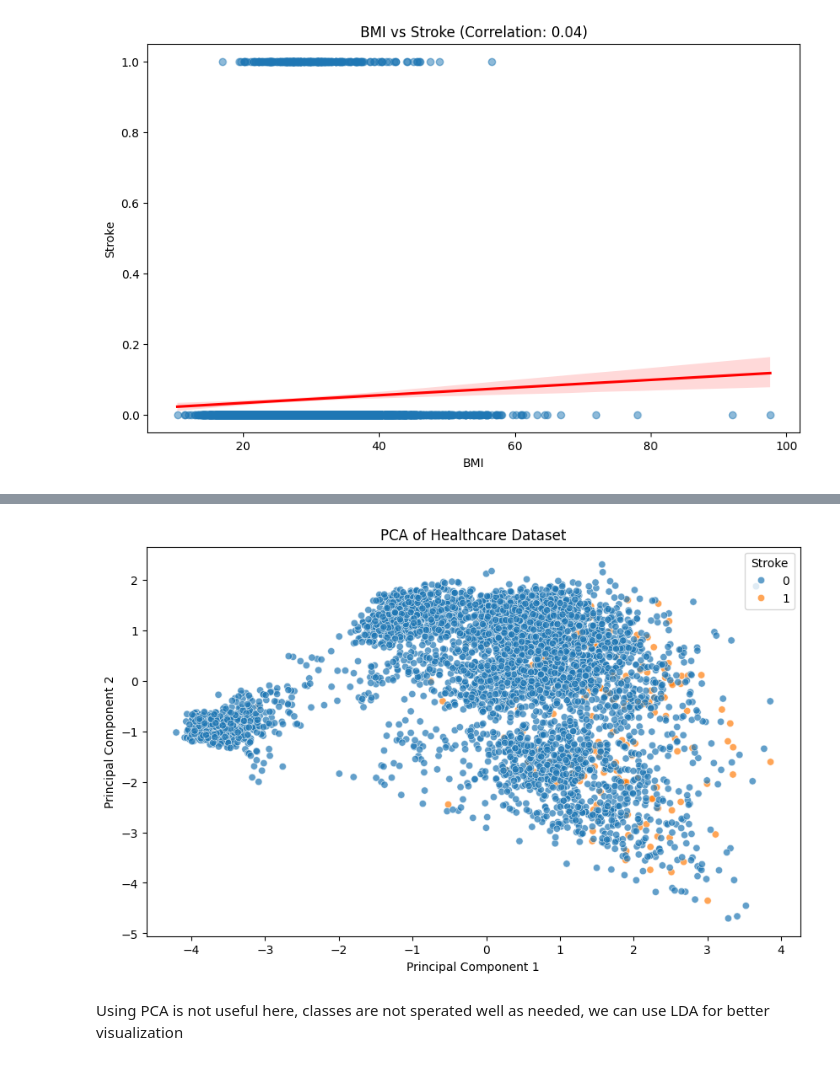
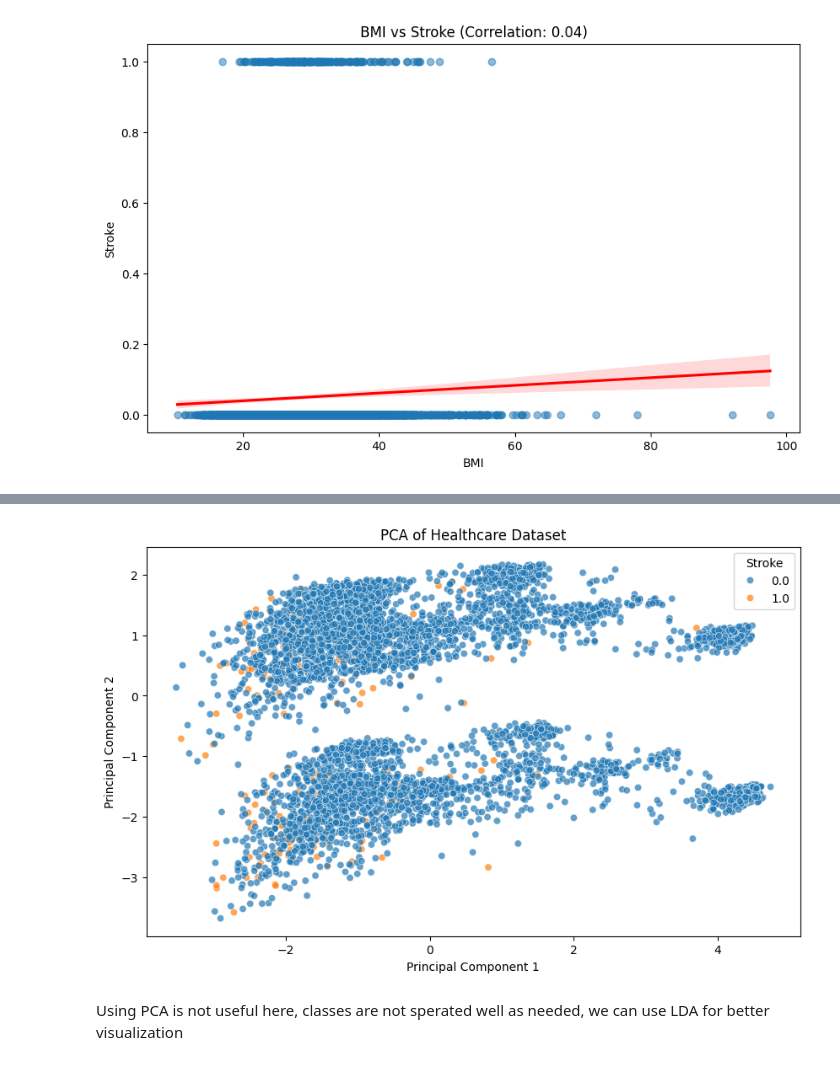
Before and after one commit to Mohamed-Ahmed-Esmat/Stroke-Detection, a Jupyter notebook: detection.ipynb, the cells around one changed output, grey strips where cells are left out. Cells and saved outputs as stored; diff of their text form; code cells hidden in the pictures.

```diff
--- a/detection.ipynb
+++ b/detection.ipynb
@@ -79,0 +88,3 @@ df_edit[(df_edit['bmi'].isnull()) & (df_edit['stroke'] > 0)].shape[0]
+# %%
+#we will impute the bmi nulls with the mean of the bmi column
+df_edit['bmi'].fillna(df_edit['bmi'].mean(), inplace=True)
@@ -96,0 +145,3 @@ Correlation between BMI and Stroke: 0.04
+# %%
+df_encoded = pd.get_dummies(df_edit, drop_first=True).astype(np.float64)
+df_encoded.head()
@@ -97,27 +177,25 @@ Correlation between BMI and Stroke: 0.04
 # %%
 #Let's do some PCA to visualize the data in 2D
 # we need to convert categorical variables to numerical ones
-#This is done by using one-hot encoding and dropping the first column of each categorical variable
-df_edit_droped = pd.get_dummies(df_edit_droped, drop_first=True)
 #Standardize the data
 scaler = StandardScaler()
-X_scaled = scaler.fit_transform(df_edit_droped.drop(columns=['stroke']))
+X_scaled = scaler.fit_transform(df_encoded.drop(columns=['stroke']))
 # Perform PCA
 pca = PCA(n_components=2)
 X_pca = pca.fit_transform(X_scaled)
 # Create a DataFrame with the PCA results
 pca_df = pd.DataFrame(data=X_pca, columns=['PC1', 'PC2'])
-pca_df['stroke'] = df_edit_droped['stroke'].values
+pca_df['stroke'] = df_encoded['stroke'].values
 # Plot the PCA results
 plt.figure(figsize=(10, 6))
 sns.scatterplot(x='PC1', y='PC2', hue='stroke', data=pca_df, alpha=0.7)
 plt.title('PCA of Healthcare Dataset')
 plt.xlabel('Principal Component 1')
 plt.ylabel('Principal Component 2')
 plt.legend(title='Stroke', loc='upper right')
 plt.show()
 # %% [output]
-[figure, old version]
+[figure, new version]
 # %% [markdown]
 Using PCA is not useful here, classes are not sperated well as needed, we can use LDA for better visualization
 # %%
```
Also changed, not shown: parts of 11 cells of this notebook.
